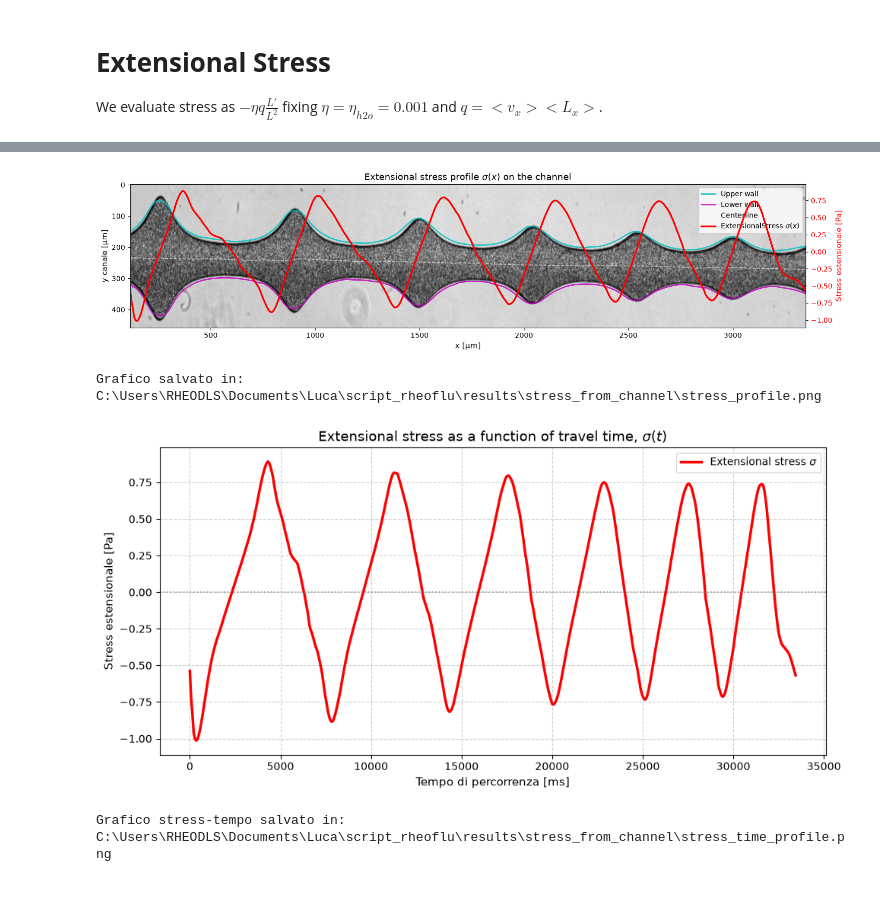
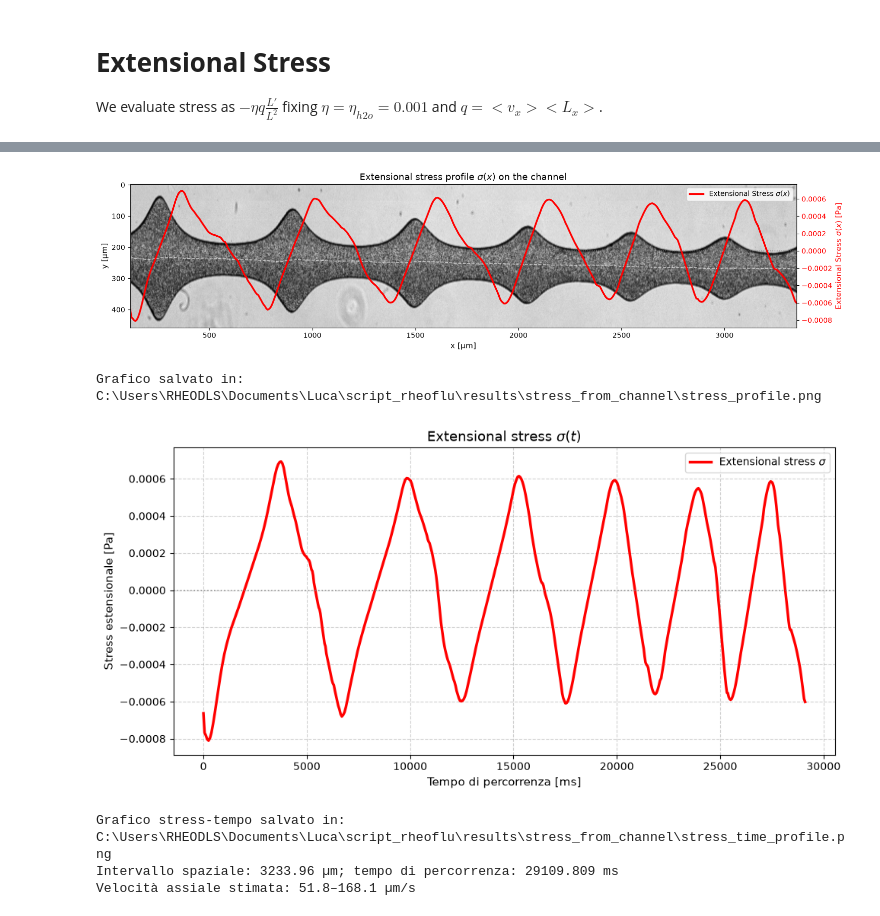
Before and after one commit to AsiLuca/Rheoflu_scripts, a Jupyter notebook: Stress_from_channel.ipynb, the cells around one changed output, grey strips where cells are left out. Cells and saved outputs as stored; diff of their text form; code cells hidden in the pictures.

```diff
--- a/Stress_from_channel.ipynb
+++ b/Stress_from_channel.ipynb
@@ -103,7 +102,7 @@ blurred = gaussian(cropped, sigma=8)
 
 snake_params = {
     "alpha": 0.005,  # Elasticità: spinge la curva a contrarsi (valori tipici: 0.01 - 0.1)
-    "beta": 0.01,   # Rigidità: mantiene la curva morbida e senza spigoli (valori tipici: 1 - 100)
+    "beta": 0.0001,   # Rigidità: mantiene la curva morbida e senza spigoli (valori tipici: 1 - 100)
     "w_edge": 200.0,  # Attrazione per i bordi: 1.0 significa che cerca bordi netti
     "w_line": 0.0,  # Settato a 0 perché cerchiamo un "bordo" (cambio di colore), non una linea
     "boundary_condition": "free",  # oppure "fixed"
@@ -209,13 +208,12 @@ plt.show()
 
 We evaluate stress as $-\eta q \frac{L'}{L^2}$ fixing $\eta=\eta_{h2o}= 0.001$ and $q=<v_x><L_x>$.
 # %%
-import numpy as np
-import matplotlib.pyplot as plt
-from scipy.signal import savgol_filter
+
 
 # 1. Calcolo della derivata numerica dL/dx in unità SI
+eta = 0.001  # Pa.s
 flux_uL_s = 0.001
-channel_depth_um = 60
+channel_depth_um = average_width  # Utilizza la larghezza media del canale come profondità
 flux_mm3_s = flux_uL_s  # 1 uL = 1 mm^3
 channel_depth_mm = channel_depth_um * 1e-3
 q_mm2_s = flux_mm3_s / channel_depth_mm
@@ -230,8 +228,8 @@ stress = -eta * q_m2_s * dL_dx_smooth / (L_m**2)
 fig, ax = plt.subplots(figsize=(14, 5))
 
 # Curva della derivata
-ax.plot(x_vals*pixel_size_um, stress, color="purple", lw=2.2, label=r"$\frac{dL}{dx}$")
-ax.axhline(0,color="gray",linestyle="--",alpha=0.8,lw=1.2,label=r"$\frac{dL}{dx} = 0$")
+ax.plot(x_vals*pixel_size_um, stress, color="red", lw=2.2)
+ax.axhline(0,color="gray",linestyle="--",alpha=0.8,lw=1.2)
 
 # Formattazione assi e titolo
 ax.set_title(
@@ -239,7 +237,7 @@ ax.set_title(
     fontsize=13,
 )
 ax.set_xlabel("x [µm]", fontsize=11)
-ax.set_ylabel(r"$\sigma\propto-\frac{L'}{L^2} [Pa]$", fontsize=11)
+ax.set_ylabel(r"$\sigma=-\eta q \dfrac{L'}{L^2} [Pa]$", fontsize=11)
 ax.grid(True, linestyle="--", alpha=0.6)
 ax.legend(loc="upper right", fontsize=11)
 
@@ -268,43 +266,41 @@ ax1.imshow(
     zorder=0,
 )
 x_um = x_vals * pixel_size_um
-ax1.plot(x_um, y_t * pixel_size_um, "-c", lw=2, alpha=0.8, label="Upper wall")
-ax1.plot(x_um, y_b * pixel_size_um, "-m", lw=2, alpha=0.8, label="Lower wall")
-ax1.plot(x_um, y_center * pixel_size_um, "--w", lw=1.2, alpha=0.6, label="Centerline")
+ax1.plot(x_um, y_center * pixel_size_um, "--w", lw=1.2, alpha=0.6)
 
 ax1.set_xlabel("x [µm]", fontsize=11)
-ax1.set_ylabel("y canale [µm]", fontsize=11)
+ax1.set_ylabel("y [µm]", fontsize=11)
 ax1.set_xlim([x_um.min(), x_um.max()])
 ax1.set_ylim([(cropped.shape[0] - 0.5) * pixel_size_um, -0.5 * pixel_size_um])
 
 # 3. Asse secondario a destra per lo stress in ROSSO
 ax2 = ax1.twinx()
 ax2.patch.set_visible(False)
 ax2.plot(
     x_um,
     stress,
     color="red",
     lw=2.5,
-    label=r"ExtensionalStress $\sigma(x)$",
+    label=r"Extensional Stress $\sigma(x)$",
 )
 ax2.axhline(0, color="gray", linestyle=":", lw=1.2, alpha=0.8)
-ax2.set_ylabel("Stress estensionale [Pa]", color="red", fontsize=11)
+ax2.set_ylabel("Extensional Stress $\sigma(x)$ [Pa]", color="red", fontsize=11)
 ax2.tick_params(axis="y", labelcolor="red")
 
 # 4. Legende e titolo
 lines_1, labels_1 = ax1.get_legend_handles_labels()
 lines_2, labels_2 = ax2.get_legend_handles_labels()
 ax1.legend(lines_1 + lines_2, labels_1 + labels_2, loc="upper right")
 
 ax1.set_title(r"Extensional stress profile $\sigma(x)$ on the channel", fontsize=13)
 plt.tight_layout()
 plt.show()
 
 save_path = Path(OUTPUT_DIR /"stress_profile.png").resolve()
 fig.savefig(save_path, dpi=300, bbox_inches="tight")
 print(f"Grafico salvato in: {save_path}")
 # %% [output]
-[figure, old version]
+[figure, new version]
 Grafico salvato in: C:\Users\RHEODLS\Documents\Luca\script_rheoflu\results\stress_from_channel\stress_profile.png
 # %%
 # Stress profile as a function of the fluid travel time
@@ -328,7 +324,7 @@ ax.plot(t_ms, stress, color="red", lw=2.5, label=r"Extensional stress $\sigma$")
 ax.axhline(0, color="gray", linestyle=":", lw=1.2, alpha=0.8)
 ax.set_xlabel("Tempo di percorrenza [ms]", fontsize=11)
 ax.set_ylabel("Stress estensionale [Pa]", fontsize=11)
-ax.set_title(r"Extensional stress as a function of travel time, $\sigma(t)$", fontsize=13)
+ax.set_title(r"Extensional stress $\sigma(t)$", fontsize=13)
 ax.grid(True, linestyle="--", alpha=0.6)
 ax.legend(loc="best")
 fig.tight_layout()
@@ -340,5 +336,7 @@ print(f"Grafico stress-tempo salvato in: {save_path}")
 print(f"Intervallo spaziale: {x_mm[-1] * 1e3:.2f} µm; tempo di percorrenza: {t_ms[-1]:.3f} ms")
 print(f"Velocità assiale stimata: {v_x_mm_s.min() * 1e3:.1f}–{v_x_mm_s.max() * 1e3:.1f} µm/s")
 # %% [output]
-[figure, old version]
+[figure, new version]
 Grafico stress-tempo salvato in: C:\Users\RHEODLS\Documents\Luca\script_rheoflu\results\stress_from_channel\stress_time_profile.png
+Intervallo spaziale: 3233.96 µm; tempo di percorrenza: 29109.809 ms
+Velocità assiale stimata: 51.8–168.1 µm/s
```
Also changed, not shown: parts of 6 cells of this notebook, 1 other file.
